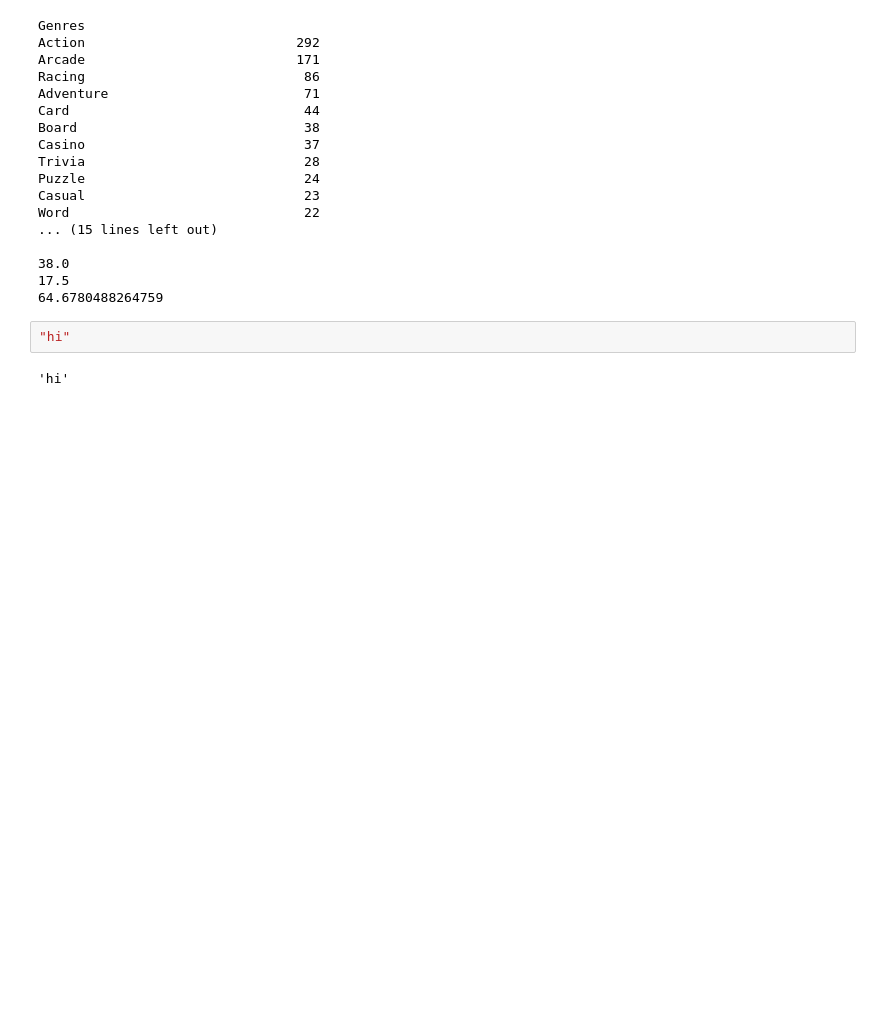
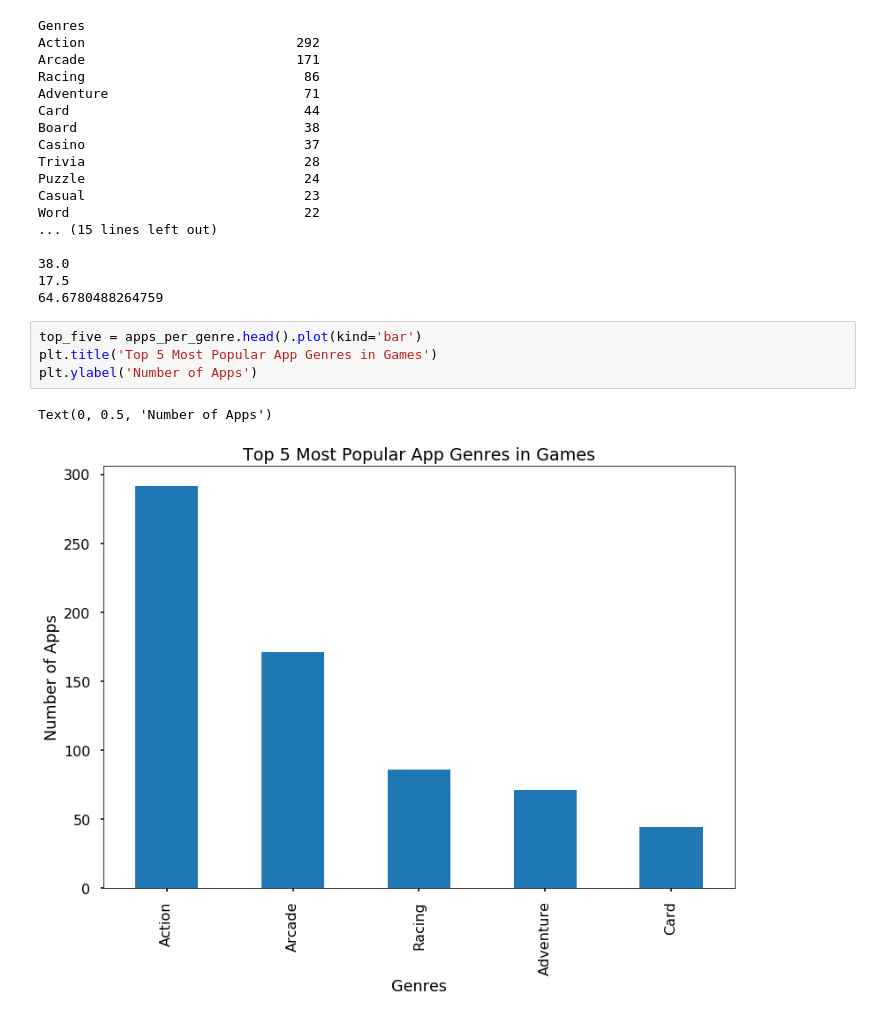
Before and after one commit to tiaplagata/mod1-case-study-eda, a Jupyter notebook: WorkbookQuestion3.ipynb, the cells around one changed output. Drawn from its saved outputs; the diff is of its cells as text; blank space fills up the shorter version.

Commit message:
Added Plot of Top 5

```diff
--- a/WorkbookQuestion3.ipynb
+++ b/WorkbookQuestion3.ipynb
@@ -207,7 +207,10 @@ Word                              22
 38.0
 17.5
 64.6780488264759
-# %%
-"hi"
-# %% [output]
-'hi'
+# %%
+top_five = apps_per_genre.head().plot(kind='bar')
+plt.title('Top 5 Most Popular App Genres in Games')
+plt.ylabel('Number of Apps')
+# %% [output]
+Text(0, 0.5, 'Number of Apps')
+[figure, added]
```
